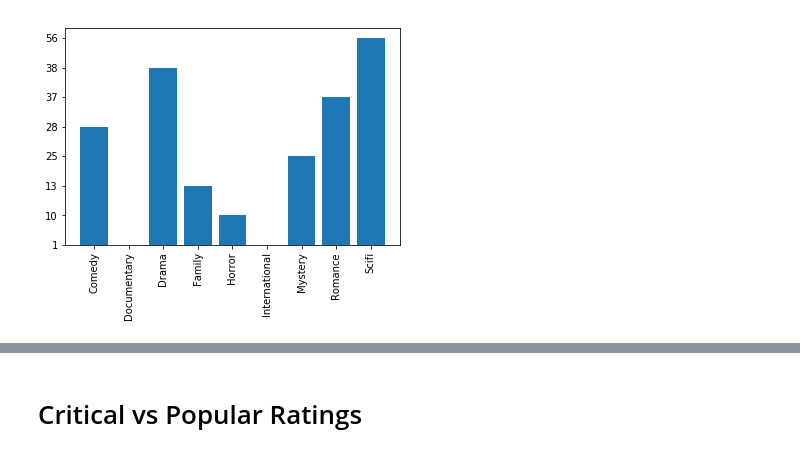
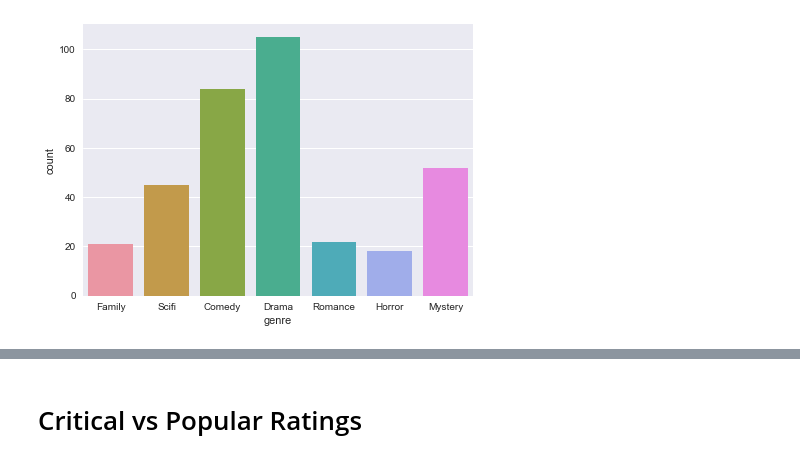
Before and after one commit to gqfiddler/movieRatings, a Jupyter notebook: Critical vs Popular Movie Ratings.ipynb, the cells around one changed output, grey strips where cells are left out. Saved outputs shown, nothing was run; the diff lists cells and outputs as text; code cells hidden in the pictures.

```diff
--- a/Critical vs Popular Movie Ratings.ipynb
+++ b/Critical vs Popular Movie Ratings.ipynb
@@ -46,8 +83,9 @@ genre_df.head()
-# %%
-x = genre_df["genre"]
-y = genre_df["count"]
-plt.bar(x,y)
-plt.xticks(rotation=90)
-plt.show()
-# %% [output]
-[figure, removed]
+# %%
+# graph the genre distribution
+plt.figure(figsize=(7,5))
+# it's unclear why "count" column needs to be retyped, but sns throws an error without it
+genre_df["count"] = genre_df["count"].astype(int)
+sns.barplot(x="genre", y="count", data=genre_df)
+plt.show()
+# %% [output]
+[figure, added]
```
Also changed, not shown: parts of 40 cells of this notebook, 5 other files.
